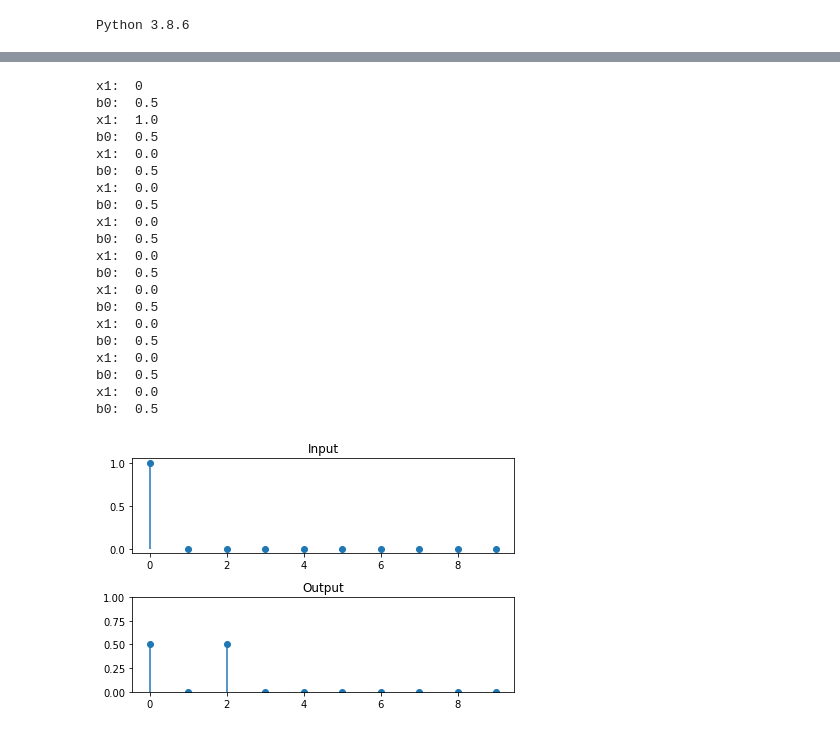
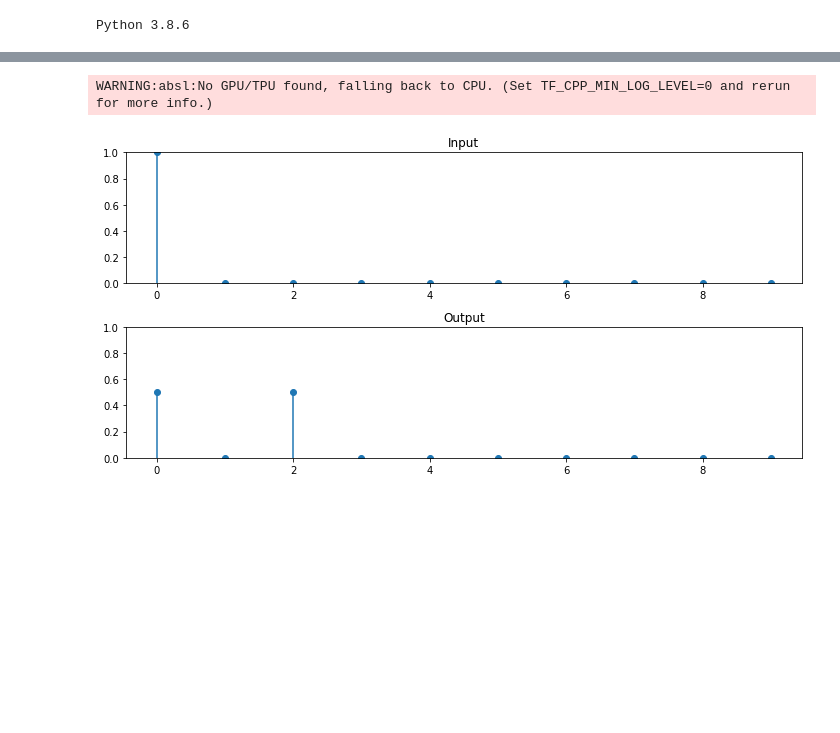
Before and after one commit to khiner/jaxdsp, a Jupyter notebook: jax_audio_experiments.ipynb, the cells around one changed output, grey strips where cells are left out. Cells and saved outputs as stored; diff of their text form; code cells hidden in the pictures; blank space fills up the shorter version.

```diff
--- a/jax_audio_experiments.ipynb
+++ b/jax_audio_experiments.ipynb
@@ -63,11 +61,11 @@ def tick_lp_filter(x, x1, x2, b0, b1):
     return y, x, x1
 # %%
 def lp_filter(X, b0, b1):
-    Y = np.zeros(X.size)
+    Y = jnp.zeros(X.size)
     x1, x2 = 0, 0
     for i, x in enumerate(X):
         y, x1, x2 = tick_lp_filter(x, x1, x2, b0, b1)
-        Y[i] = y
+        Y = Y.at[i].set(y) # Y[i] = y
     return Y
 # %%
 def mse(X, Y):
@@ -80,36 +78,18 @@ def objective(params, X, target):
 # %%
 from matplotlib import pyplot as plt
 
 X = jnp.concatenate([jnp.array([1]), jnp.zeros(9)])
 
-_, (in_plot, out_plot) = plt.subplots(2)
+_, (in_plot, out_plot) = plt.subplots(2, figsize=(10, 5))
 in_plot.set_title('Input')
 in_plot.stem(X, basefmt=' ')
+in_plot.set_ylim([0, 1])
 out_plot.set_title('Output')
 out_plot.stem(lp_filter(X, 0.5, 0.5), basefmt=' ')
 out_plot.set_ylim([0, 1])
 plt.tight_layout()
 # %% [output]
-x1:  0
-b0:  0.5
-x1:  1.0
-b0:  0.5
-x1:  0.0
-b0:  0.5
-x1:  0.0
-b0:  0.5
-x1:  0.0
-b0:  0.5
-x1:  0.0
-b0:  0.5
-x1:  0.0
-b0:  0.5
-x1:  0.0
-b0:  0.5
-x1:  0.0
-b0:  0.5
-x1:  0.0
-b0:  0.5
+WARNING:absl:No GPU/TPU found, falling back to CPU. (Set TF_CPP_MIN_LOG_LEVEL=0 and rerun for more info.)
-[figure, old version]
+[figure, new version]
 # %%
 X = jnp.concatenate([jnp.array([1]), jnp.zeros(9)])
```
Also changed, not shown: parts of 4 cells of this notebook.
